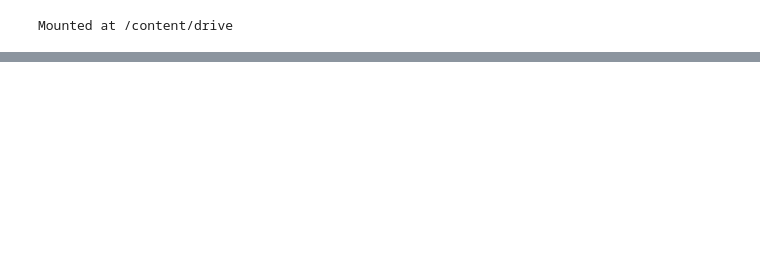
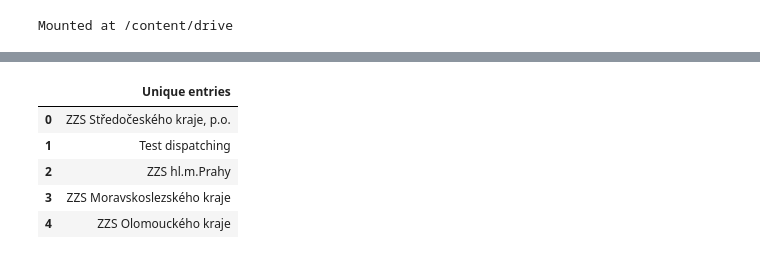
Before and after one commit to mtomcanyi/Hackhealth2021-Challenge7, a Jupyter notebook: ZCase_DataLoad.ipynb, the cells around one changed output, grey strips where cells are left out. Saved outputs shown, nothing was run; the diff lists cells and outputs as text; code cells hidden in the pictures; blank space fills up the shorter version.

```diff
--- a/ZCase_DataLoad.ipynb
+++ b/ZCase_DataLoad.ipynb
@@ -27,0 +78,10 @@ jsonDF
+# %%
+dispatchNamesUniqueDF = pd.DataFrame(narrowDF["dispatchingName"].unique(), columns=["Unique entries"])
+dispatchNamesUniqueDF
+# %% [output]
+|  | Unique entries |
+| 0 | ZZS Středočeského kraje, p.o. |
+| 1 | Test dispatching |
+| 2 | ZZS hl.m.Prahy |
+| 3 | ZZS Moravskoslezského kraje |
+| 4 | ZZS Olomouckého kraje |
```
Also changed, not shown: parts of 15 cells of this notebook.
